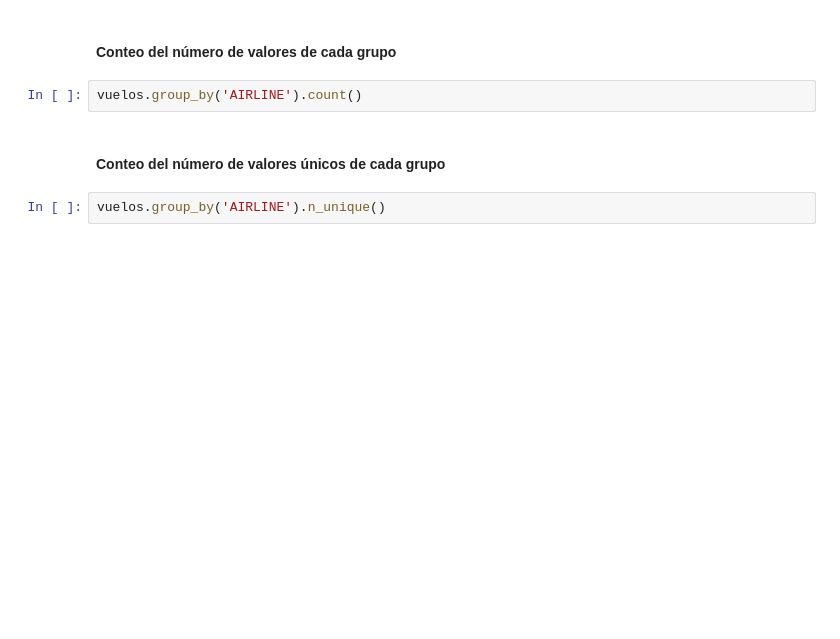
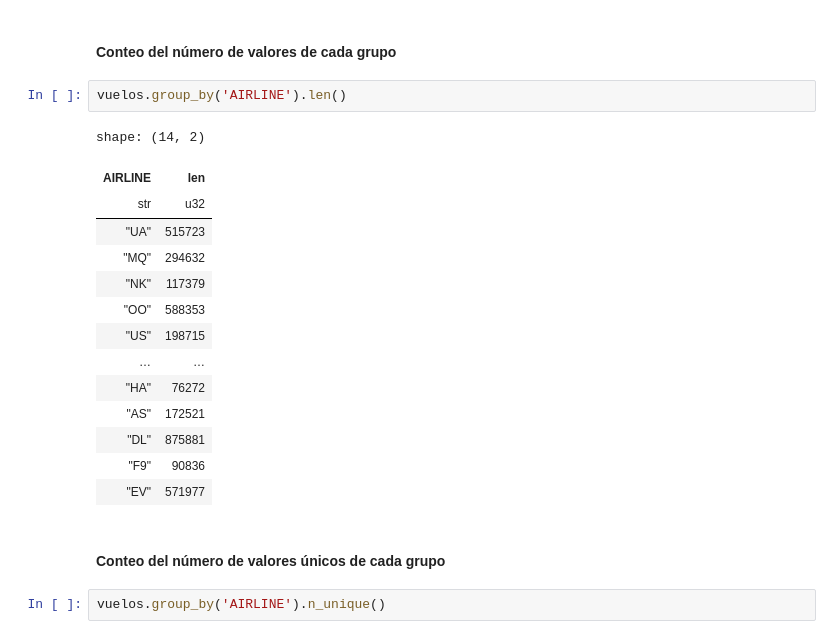
Before and after one commit to jmcurbelo/polars-dataframe, a Jupyter notebook: Sección 4/Lectura 24. DataFrame - GroupBy.ipynb, the cells around one changed output. Saved outputs shown, nothing was run; the diff lists cells and outputs as text; blank space fills up the shorter version.

```diff
--- a/Sección 4/Lectura 24. DataFrame - GroupBy.ipynb
+++ b/Sección 4/Lectura 24. DataFrame - GroupBy.ipynb
@@ -47,7 +140,22 @@ vuelos.group_by('AIRLINE').all()
 # %% [markdown]
 #### Conteo del número de valores de cada grupo
 # %%
-vuelos.group_by('AIRLINE').count()
+vuelos.group_by('AIRLINE').len()
+# %% [output]
+shape: (14, 2)
+| AIRLINE | len |
+| str | u32 |
+| "UA" | 515723 |
+| "MQ" | 294632 |
+| "NK" | 117379 |
+| "OO" | 588353 |
+| "US" | 198715 |
+| … | … |
+| "HA" | 76272 |
+| "AS" | 172521 |
+| "DL" | 875881 |
+| "F9" | 90836 |
+| "EV" | 571977 |
 # %% [markdown]
 #### Conteo del número de valores únicos de cada grupo
 # %%
```
Also changed, not shown: parts of 10 cells of this notebook, 42 other files.
